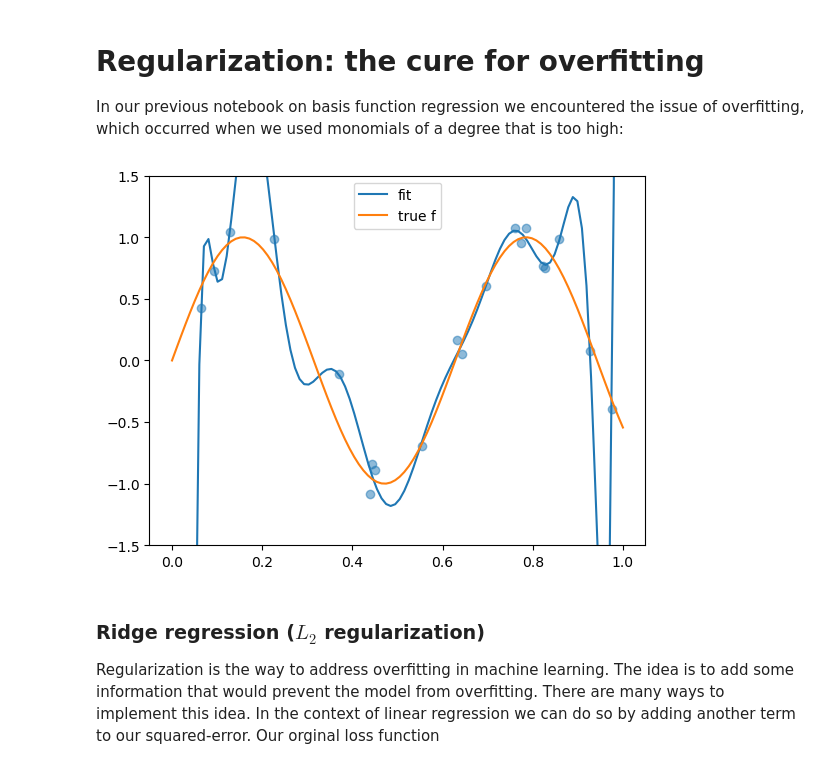
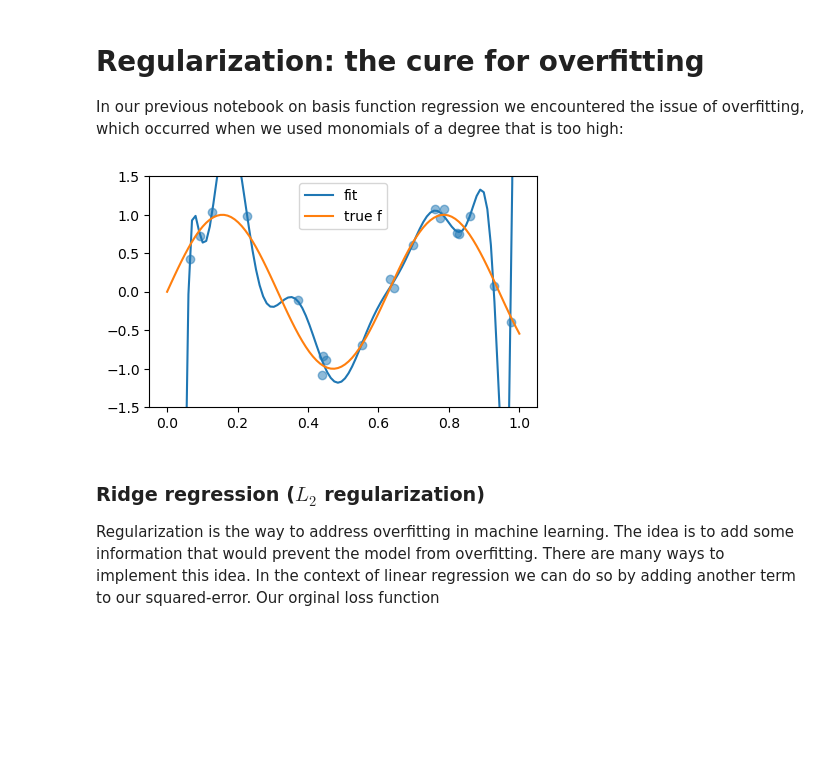
Before and after one commit to asabenhur/CS345, a Jupyter notebook: fall24/notebooks/module04_02_regularization.ipynb, the cells around one changed output. Drawn from its saved outputs; the diff is of its cells as text; code cells hidden in the pictures; blank space fills up the shorter version.

```diff
--- a/fall24/notebooks/module04_02_regularization.ipynb
+++ b/fall24/notebooks/module04_02_regularization.ipynb
@@ -23,23 +23,24 @@ In our previous notebook on basis function regression we encountered the issue o
 # %%
 lr_model = make_pipeline(PolynomialFeatures(13),
                          LinearRegression())
 
 rng = np.random.default_rng(42)
 N = 20
 x = rng.random(N)
 y = np.sin(x * 10) + 0.2 * rng.standard_normal(N)
 
 xfit = np.linspace(0, 1, 100)
 lr_model.fit(x[:, np.newaxis], y)
 yfit = lr_model.predict(xfit[:, np.newaxis])
 
+plt.figure(figsize=(5,3))
 plt.scatter(x, y, alpha=0.5)
 plt.ylim(-1.5,1.5)
 plt.plot(xfit, yfit, label='fit');
 plt.plot(xfit, np.sin(xfit * 10), label='true f');
 plt.legend();
 # %% [output]
-[figure, old version]
+[figure, new version]
 # %% [markdown]
 ### Ridge regression ($L_2$ regularization)
 
```
Also changed, not shown: parts of 10 cells of this notebook, 1 other file.
